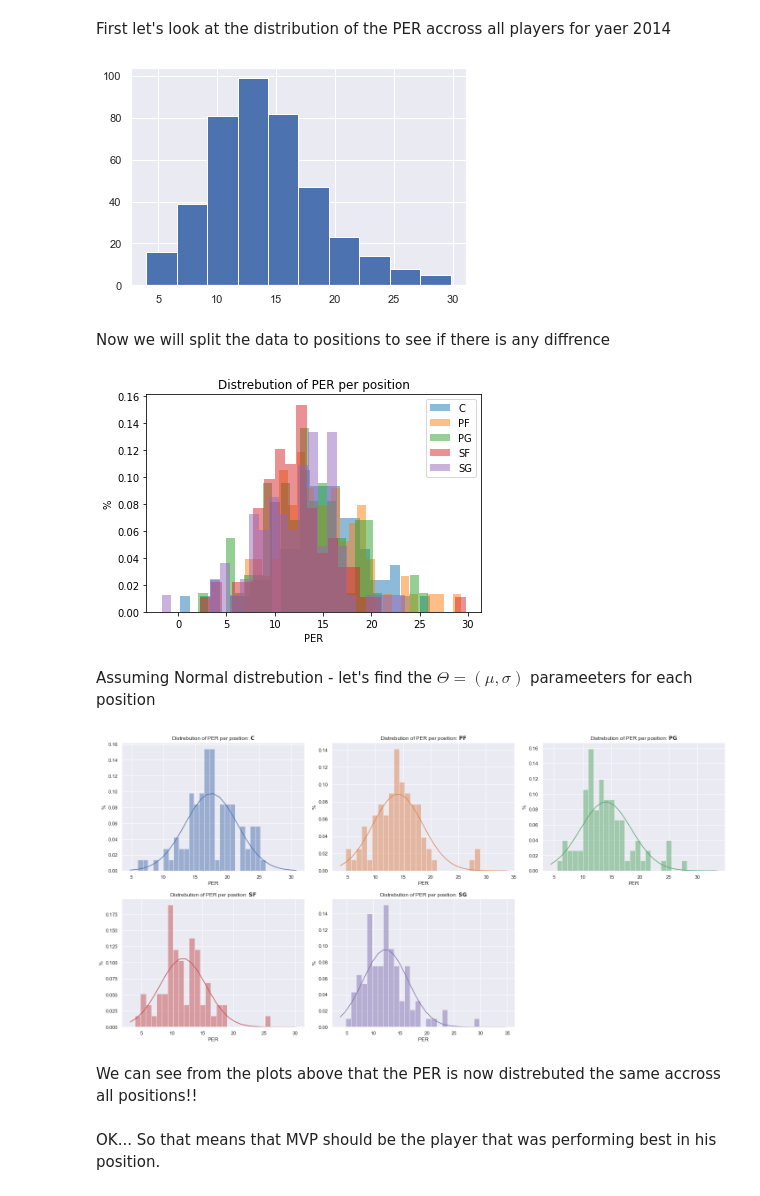
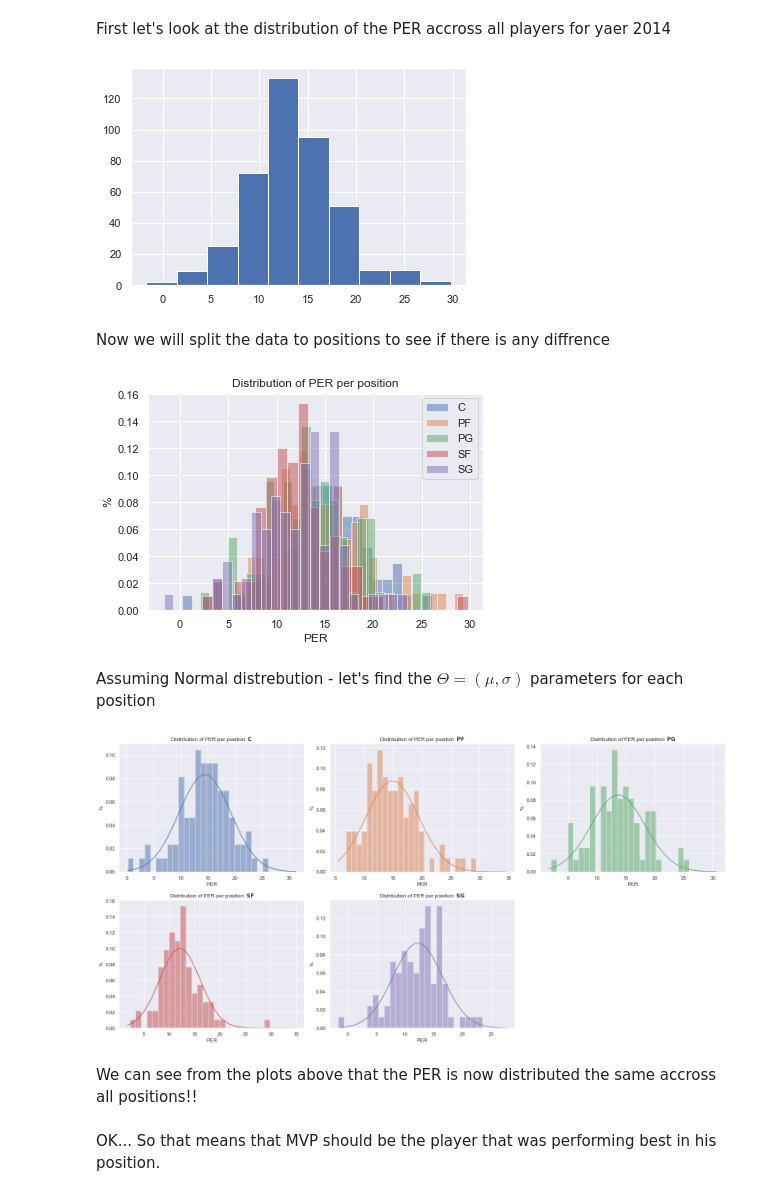
Before and after one commit to guygozlan/SciComPy_NBA, a Jupyter notebook: NBA.ipynb, the cells around one changed output. Cells and saved outputs as stored; diff of their text form; code cells hidden in the pictures.

```diff
--- a/NBA.ipynb
+++ b/NBA.ipynb
@@ -66,7 +66,8 @@ def fetch_data(url):
         for td in table[i].find_all("td"):
             player_.append(td.text)
         players.append(player_)
-    df = pd.DataFrame(players, columns=column_names_polished).set_index("Player")
+#     df = pd.DataFrame(players, columns=column_names_polished).set_index("Player")
+    df = pd.DataFrame(players, columns=column_names_polished)
     return df
 # df
 # %%
@@ -80,15 +93,18 @@ len(df.columns)
 columns_to_convert = ['Age','G','MP','PER','TS%','3PAr','FTr','ORB%','DRB%','TRB%','AST%','STL%','BLK%',
                     'TOV%','USG%','OWS' ,'DWS','WS','WS/48','OBPM','DBPM','BPM','VORP']
 # %%
-def convert_df_to_numeric(cols):
+def convert_df_to_numeric(df, cols):
     for col in cols:
         df[col] = pd.to_numeric(df[col])
+    return df
 # %%
-def preprocess_df(columns_to_convert):
+def preprocess_df(df, columns_to_convert):
     # df['Player'] = df['Player'].str.replace('*', '') # Cleaning: Some names have * at the end
     #cleaning the player's name from occasional special characters
-    df.index = df.index.str.replace('*', '')
-    df.drop(columns=['\xa0'], inplace=True)
+#     df.index = df.index.str.replace('*', '')
+    df['Player'] = df['Player'].str.replace('*', '')
+    if '\xa0' in df.columns: # Empty column
+        df.drop(columns=['\xa0'], inplace=True)
     df.replace('', np.nan, inplace=True) # convert '' to nan in order to use dropna
     df.dropna(inplace=True)  # Remove players with empty stats (didn't play enough)
 
@@ -97,6 +113,7 @@ def preprocess_df(columns_to_convert):
         if pstas['Pos'] in ['SG-PG', 'PF-SF', 'SG-SF', 'SF-PF']:
             df.drop(pname, inplace=True)
 
-    convert_df_to_numeric(columns_to_convert)
+    df = convert_df_to_numeric(df, columns_to_convert)
     # Remove players with less than min_games
     df.drop(df[df.G < MIN_GAMES].index, inplace=True)
+    return df
@@ -105,3 +136,5 @@ preprocess_df(columns_to_convert)
+# %%
+df = preprocess_df(df, columns_to_convert)
 # %%
 
 # # Convert columns to numeric
@@ -214,40 +247,41 @@ First let's look at the distribution of the PER accross all players for yaer 201
 plt.hist(df['PER'])
 plt.show()
 # %% [output]
-[figure, old version]
+[figure, new version]
 # %% [markdown]
 Now we will split the data to positions to see if there is any diffrence
 # %%
 for p in unique_pos:
     plt.hist(df[df['Pos']==p]['PER'], alpha=0.5, label=p, bins=25, density=True)
 plt.xlabel('PER')
 plt.ylabel('%')
-plt.title('Distrebution of PER per position')
+plt.title('Distribution of PER per position')
 plt.legend()
 plt.show()
 #TODO: 1 figure of 5 PDFs (same colors). 2 Sub-plots
 # %% [output]
-[figure, old version]
+[figure, new version]
 # %% [markdown]
-Assuming Normal distrebution - let's find the $\Theta=(\mu , \sigma)$ parameeters for each position
+Assuming Normal distrebution - let's find the $\Theta=(\mu , \sigma)$ parameters for each position
 # %%
 fig, axes = plt.subplots(2, 3, figsize=(20, 10))
 for i,p in enumerate(unique_pos):
     d = df[df['Pos']==p]['PER']
     x_axis = np.arange(np.min(d)*0.8, np.max(d)*1.2, 1)
     axes[i//3][i%3].plot(x_axis, scipy.stats.norm.pdf(x_axis,np.mean(d),np.std(d)), color=current_palette[i])
-    axes[i//3][i%3].hist(df[df['Pos']==p]['PER'], alpha=0.5, label=p, bins=25, density=True, color=current_palette[i])
+#     axes[i//3][i%3].hist(df[df['Pos']==p]['PER'], alpha=0.5, label=p, bins=25, density=True, color=current_palette[i])
+    axes[i//3][i%3].hist(d, alpha=0.5, label=p, bins=25, density=True, color=current_palette[i])
     axes[i//3][i%3].set_xlabel('PER')
     axes[i//3][i%3].set_ylabel('%')
-    axes[i//3][i%3].set_title(f'Distrebution of PER per position: ' + r"$\bf{" + p + "}$")
+    axes[i//3][i%3].set_title(f'Distribution of PER per position: ' + r"$\bf{" + p + "}$")
 # plt.legend()
 axes[-1, -1].axis('off')
 fig.tight_layout()
 plt.show()
 # %% [output]
-[figure, old version]
+[figure, new version]
 # %% [markdown]
-We can see from the plots above that the PER is now distrebuted the same accross all positions!!
+We can see from the plots above that the PER is now distributed the same accross all positions!!
 # %% [markdown]
 OK... So that means that MVP should be the player that was performing best in his position.
 # %% [markdown]
```
Also changed, not shown: parts of 25 cells of this notebook, 1 other file.
